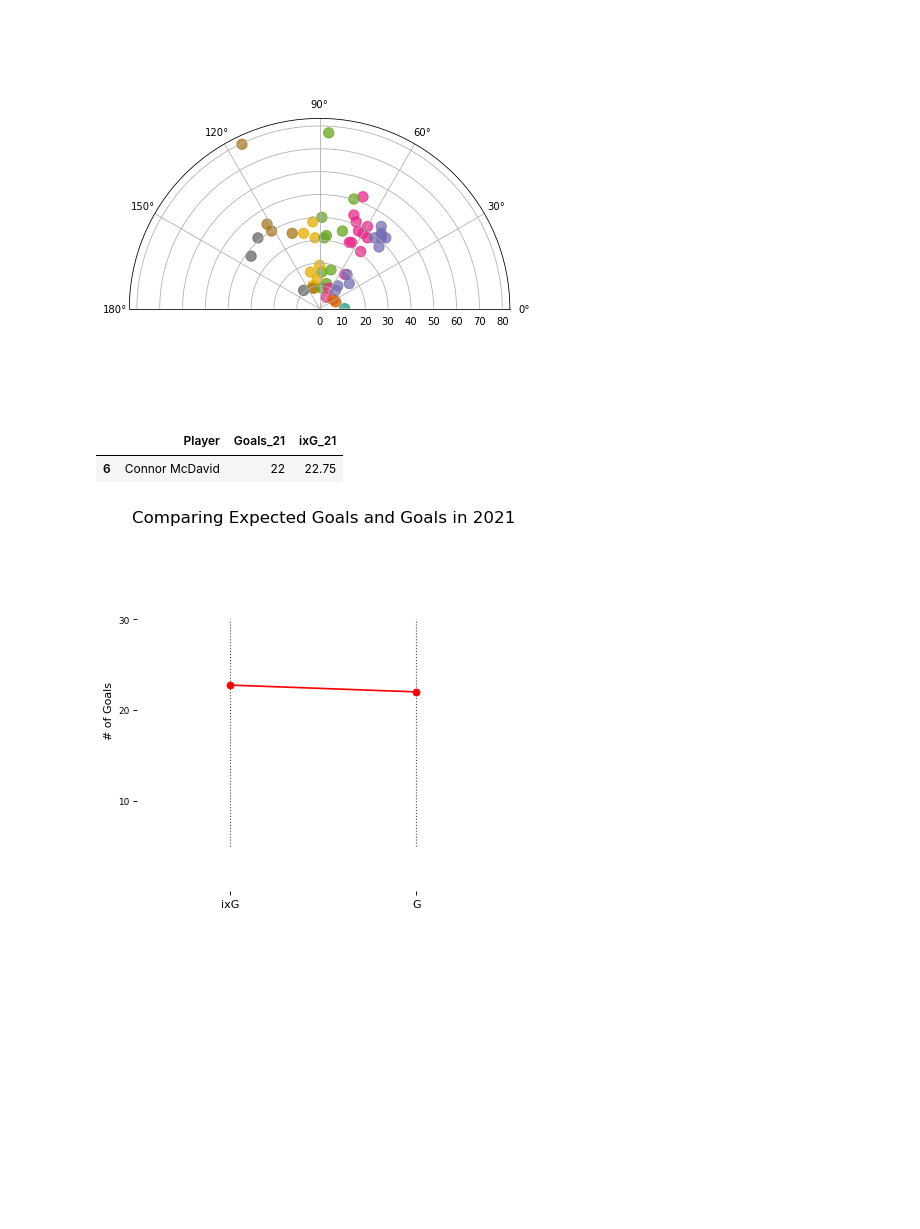
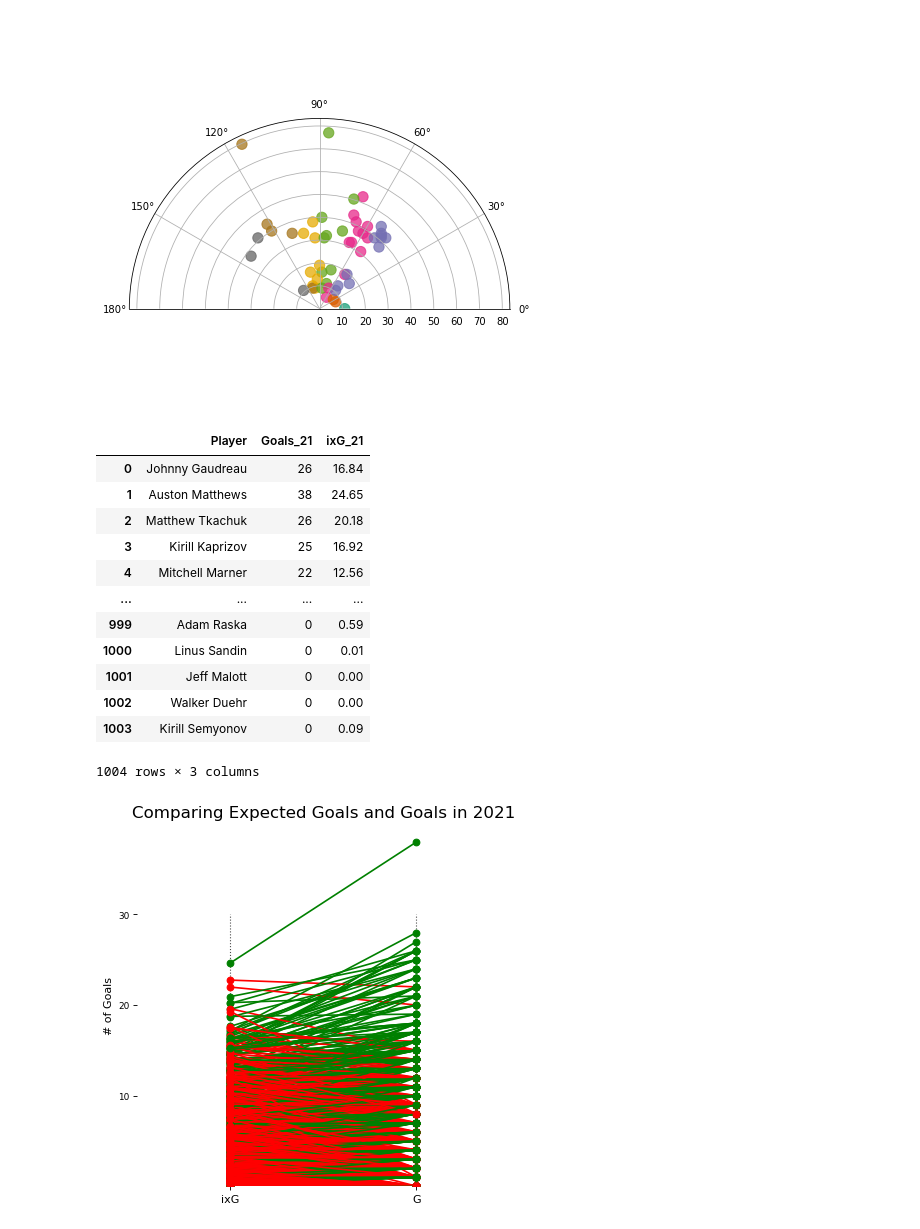
Before and after one commit to szonja126/NHL-Diplomamunka, a Jupyter notebook: readcsv.ipynb, the cells around one changed output. Drawn from its saved outputs; the diff is of its cells as text; code cells hidden in the pictures; blank space fills up the shorter version.

```diff
--- a/readcsv.ipynb
+++ b/readcsv.ipynb
@@ -510,7 +507,7 @@ oneplayerstat_19 = oneplayerstat_19[oneplayerstat_19['Player'] == (name)]
 oneplayerstat_19 = oneplayerstat_19.rename(columns={"ixG": "ixG_19", 'Goals':'Goals_19'})
 
 oneplayerstat_21 = players_stat_21.loc[:,['Player', 'Goals', 'ixG']]
-oneplayerstat_21 = oneplayerstat_21[oneplayerstat_21['Player'] == (name)]
+#oneplayerstat_21 = oneplayerstat_21[oneplayerstat_21['Player'] == (name)]
 oneplayerstat_21 = oneplayerstat_21.rename(columns={"ixG": "ixG_21", 'Goals':'Goals_21'})
 
 ixg_1819 = pd.merge(left=oneplayerstat_18, right=oneplayerstat_19, left_on = 'Player', right_on='Player', how='left')
@@ -530,33 +527,44 @@ ax.scatter(y=ixg['ixG_21'], x=np.repeat(1, ixg.shape[0]), s=10, color='black', a
 
 def newline(p1, p2, color='black'):
     ax = plt.gca()
     l = mlines.Line2D([p1[0],p2[0]], [p1[1],p2[1]], color='red' if p1[1]-p2[1] > 0 else 'green', marker='o', markersize=6)
     ax.add_line(l)
     return l
 
 # Line Segmentsand Annotation
 #for p1, p2 in zip(ixg['Goals_18'], ixg['Goals_19']):
  #   newline([1,p1], [3,p2])
 
 for p1, p2 in zip(ixg['ixG_21'], ixg['Goals_21']):
     newline([1,p1], [3,p2])
 
 # Decoration
 ax.set_title("Comparing Expected Goals and Goals in 2021", fontdict={'size':15})
 ax.set(xlim=(0,4), ylim=(0,40), ylabel='# of Goals')
 ax.set_xticks([1,3])
 ax.set_xticklabels(["ixG", "G"])
 plt.yticks((10, 20, 30), fontsize=8)
 
 # Lighten borders
 plt.gca().spines["top"].set_alpha(.0)
 plt.gca().spines["bottom"].set_alpha(.0)
 plt.gca().spines["right"].set_alpha(.0)
 plt.gca().spines["left"].set_alpha(.0)
 
-#ixg.to_csv('ixg_21.csv')
+ixg.to_csv('ixg.csv')
 ixg
 # %% [output]
 |  | Player | Goals_21 | ixG_21 |
-| 6 | Connor McDavid | 22 | 22.75 |
+| 0 | Johnny Gaudreau | 26 | 16.84 |
+| 1 | Auston Matthews | 38 | 24.65 |
+| 2 | Matthew Tkachuk | 26 | 20.18 |
+| 3 | Kirill Kaprizov | 25 | 16.92 |
+| 4 | Mitchell Marner | 22 | 12.56 |
+| ... | ... | ... | ... |
+| 999 | Adam Raska | 0 | 0.59 |
+| 1000 | Linus Sandin | 0 | 0.01 |
+| 1001 | Jeff Malott | 0 | 0.00 |
+| 1002 | Walker Duehr | 0 | 0.00 |
+| 1003 | Kirill Semyonov | 0 | 0.09 |
+1004 rows × 3 columns
-[figure, old version]
+[figure, new version]
```
Also changed, not shown: parts of 21 cells of this notebook, 1 other file.
